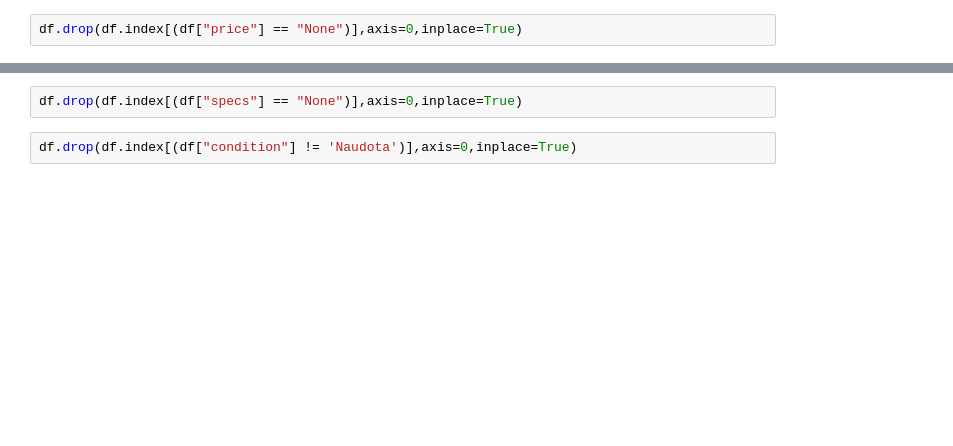
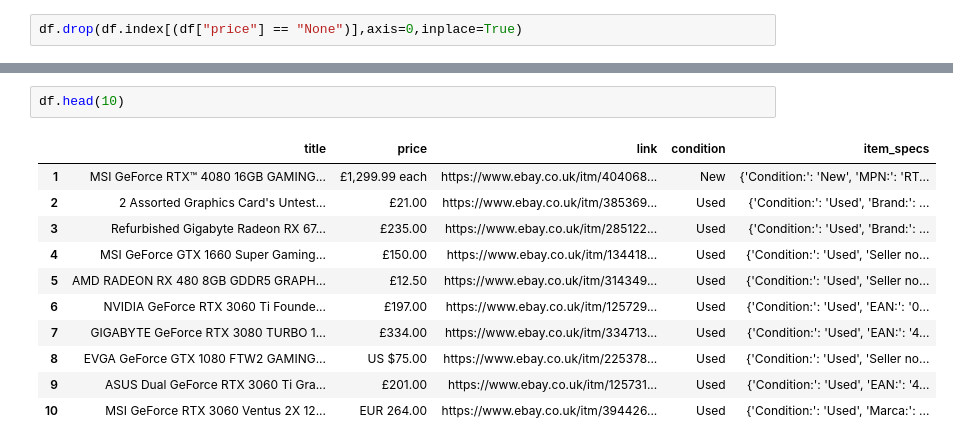
Before and after one commit to LuAsm/Tweet_sentiment_predict, a Jupyter notebook: notebooks/modelling.ipynb, the cells around one changed output, grey strips where cells are left out. Saved outputs shown, nothing was run; the diff lists cells and outputs as text; blank space fills up the shorter version.

```diff
--- a/notebooks/modelling.ipynb
+++ b/notebooks/modelling.ipynb
@@ -68,7 +105,17 @@ df.loc[df.specs == "None"]
-# %%
-df.drop(df.index[(df["specs"] == "None")],axis=0,inplace=True)
-# %%
-df.drop(df.index[(df["condition"] != 'Naudota')],axis=0,inplace=True)
+# %%
+df.head(10)
+# %% [output]
+|  | title | price | link | condition | item_specs |
+| 1 | MSI GeForce RTX™ 4080 16GB GAMING... | £1,299.99 each | https://www.ebay.co.uk/itm/404068... | New | {'Condition:': 'New', 'MPN:': 'RT... |
+| 2 | 2 Assorted Graphics Card's Untest... | £21.00 | https://www.ebay.co.uk/itm/385369... | Used | {'Condition:': 'Used', 'Brand:': ... |
+| 3 | Refurbished Gigabyte Radeon RX 67... | £235.00 | https://www.ebay.co.uk/itm/285122... | Used | {'Condition:': 'Used', 'Brand:': ... |
+| 4 | MSI GeForce GTX 1660 Super Gaming... | £150.00 | https://www.ebay.co.uk/itm/134418... | Used | {'Condition:': 'Used', 'Seller no... |
+| 5 | AMD RADEON RX 480 8GB GDDR5 GRAPH... | £12.50 | https://www.ebay.co.uk/itm/314349... | Used | {'Condition:': 'Used', 'Seller no... |
+| 6 | NVIDIA GeForce RTX 3060 Ti Founde... | £197.00 | https://www.ebay.co.uk/itm/125729... | Used | {'Condition:': 'Used', 'EAN:': '0... |
+| 7 | GIGABYTE GeForce RTX 3080 TURBO 1... | £334.00 | https://www.ebay.co.uk/itm/334713... | Used | {'Condition:': 'Used', 'EAN:': '4... |
+| 8 | EVGA GeForce GTX 1080 FTW2 GAMING... | US $75.00 | https://www.ebay.co.uk/itm/225378... | Used | {'Condition:': 'Used', 'Seller no... |
+| 9 | ASUS Dual GeForce RTX 3060 Ti Gra... | £201.00 | https://www.ebay.co.uk/itm/125731... | Used | {'Condition:': 'Used', 'EAN:': '4... |
+| 10 | MSI GeForce RTX 3060 Ventus 2X 12... | EUR 264.00 | https://www.ebay.co.uk/itm/394426... | Used | {'Condition:': 'Used', 'Marca:': ... |
 # %%
 df.groupby('condition').count()
 # %% [output]
```
Also changed, not shown: parts of 34 cells of this notebook.
